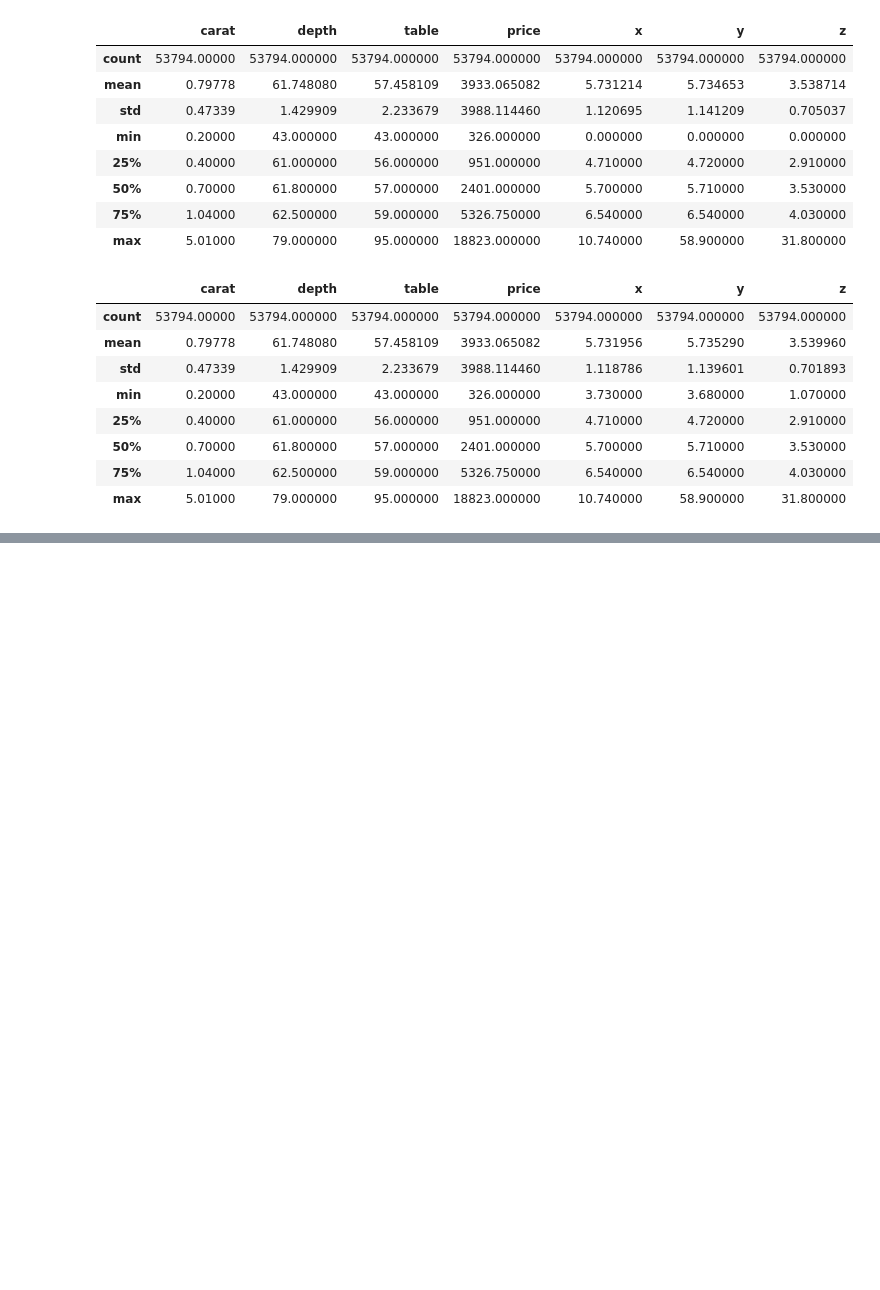
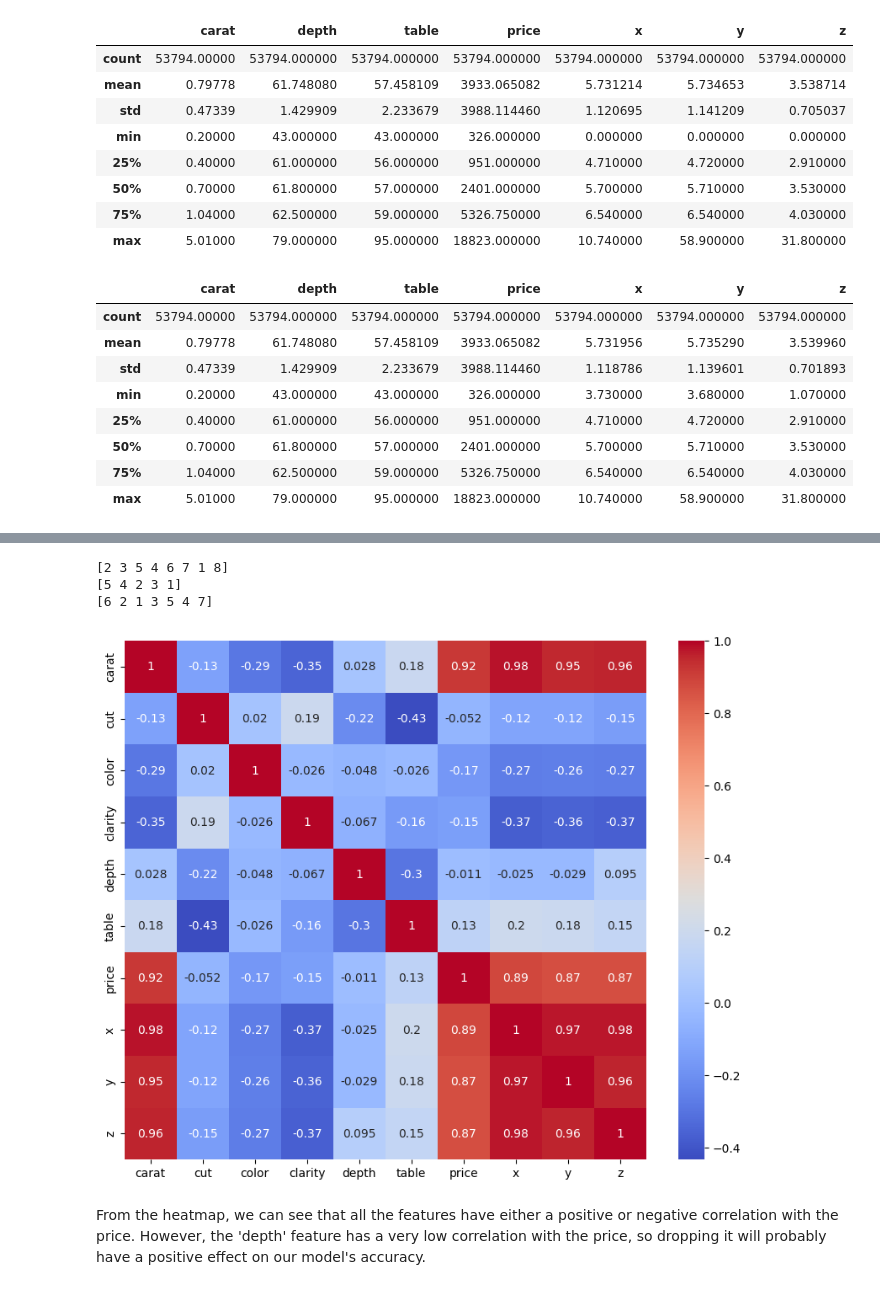
Before and after one commit to Kasfia-Mostafa/DiamondPricePredictor, a Jupyter notebook: Diamonds.ipynb, the cells around one changed output, grey strips where cells are left out. Drawn from its saved outputs; the diff is of its cells as text; code cells hidden in the pictures; blank space fills up the shorter version.

```diff
--- a/Diamonds.ipynb
+++ b/Diamonds.ipynb
@@ -154,0 +200,21 @@ data.describe()
+# %%
+clarity_map = {
+    'I1': 1, 'SI2': 2, 'SI1': 3,
+    'VS2': 4, 'VS1': 5,
+    'VVS2': 6, 'VVS1': 7, 'IF': 8
+}
+data['clarity'] = data['clarity'].map(clarity_map)
+
+cut_map = {
+    'Fair': 1, 'Good': 2, 'Very Good': 3,
+    'Premium': 4, 'Ideal': 5
+}
+data['cut'] = data['cut'].map(cut_map)
+
+color_map = {
+    'J': 1, 'I': 2, 'H': 3,
+    'G': 4, 'F': 5, 'E': 6, 'D': 7
+}
+data['color'] = data['color'].map(color_map)
+
+data
@@ -154,0 +235,16 @@ data.describe()
+# %%
+print(data['clarity'].unique())
+print(data['cut'].unique())
+print(data['color'].unique())
+# %% [output]
+[2 3 5 4 6 7 1 8]
+[5 4 2 3 1]
+[6 2 1 3 5 4 7]
+# %%
+plt.figure(figsize=(10, 8))
+sns.heatmap(data.corr(), annot=True, cmap='coolwarm')
+plt.show()
+# %% [output]
+[figure, added]
+# %% [markdown]
+From the heatmap, we can see that all the features have either a positive or negative correlation with the price. However, the 'depth' feature has a very low correlation with the price, so dropping it will probably have a positive effect on our model's accuracy.
```
Also changed, not shown: parts of 15 cells of this notebook, 1 other file.
